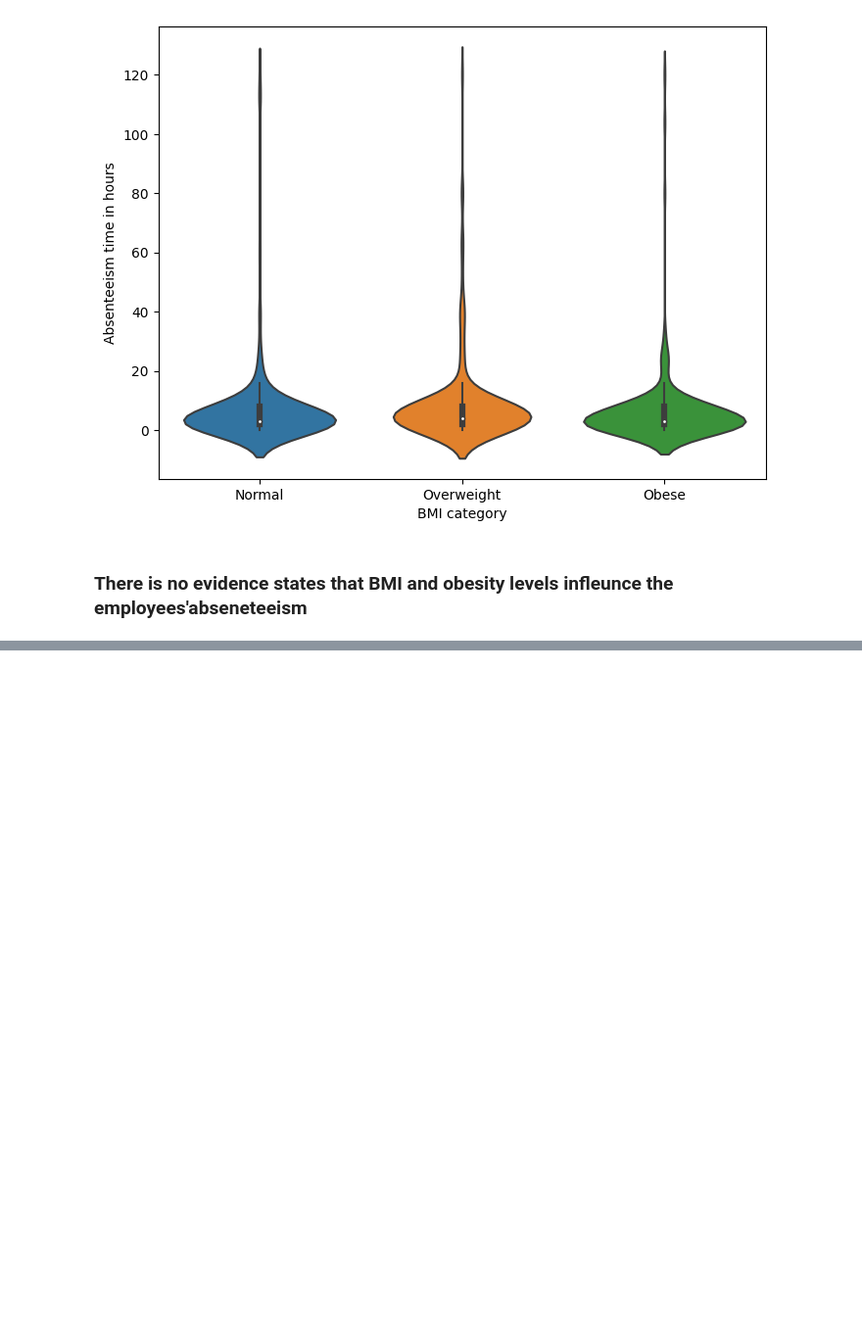
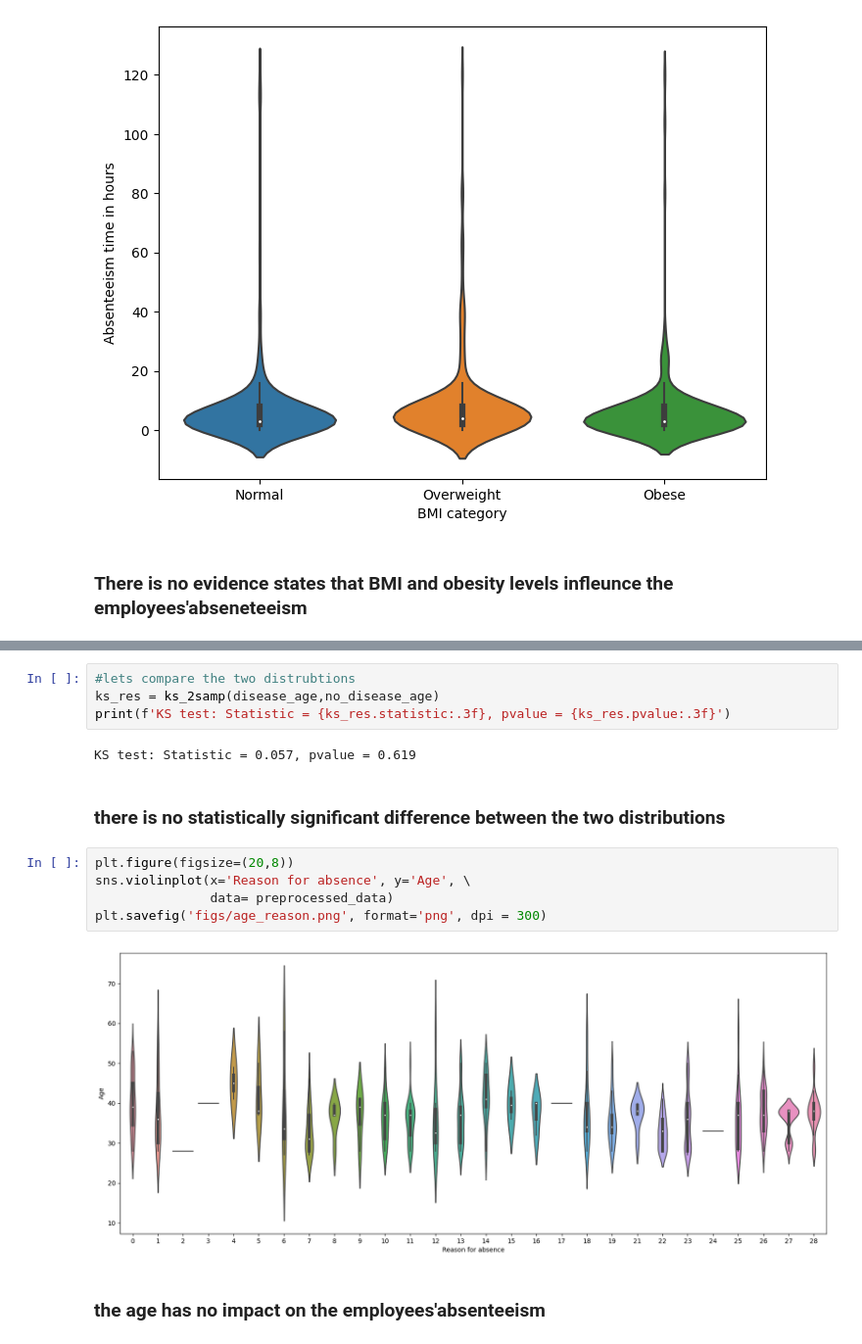
Before and after one commit to Maansy/Absenteeism-at-Work, a Jupyter notebook: AbsenteeismAtWork.ipynb, the cells around one changed output, grey strips where cells are left out. Shown at 98% size. Cells and saved outputs as stored; diff of their text form; blank space fills up the shorter version.

Commit message:
Age impacts

```diff
--- a/AbsenteeismAtWork.ipynb
+++ b/AbsenteeismAtWork.ipynb
@@ -324,0 +358,17 @@ plt.savefig('figs/bmi_hour_distribution.png', format='png',dpi = 300)
+# %%
+#lets compare the two distrubtions
+ks_res = ks_2samp(disease_age,no_disease_age)
+print(f'KS test: Statistic = {ks_res.statistic:.3f}, pvalue = {ks_res.pvalue:.3f}')
+# %% [output]
+KS test: Statistic = 0.057, pvalue = 0.619
+# %% [markdown]
+### there is no statistically significant difference between the two distributions
+# %%
+plt.figure(figsize=(20,8))
+sns.violinplot(x='Reason for absence', y='Age', \
+               data= preprocessed_data)
+plt.savefig('figs/age_reason.png', format='png', dpi = 300)
+# %% [output]
+[figure, added]
+# %% [markdown]
+### the age has no impact on the employees'absenteeism
```
Also changed, not shown: parts of 5 cells of this notebook, 3 other files.
